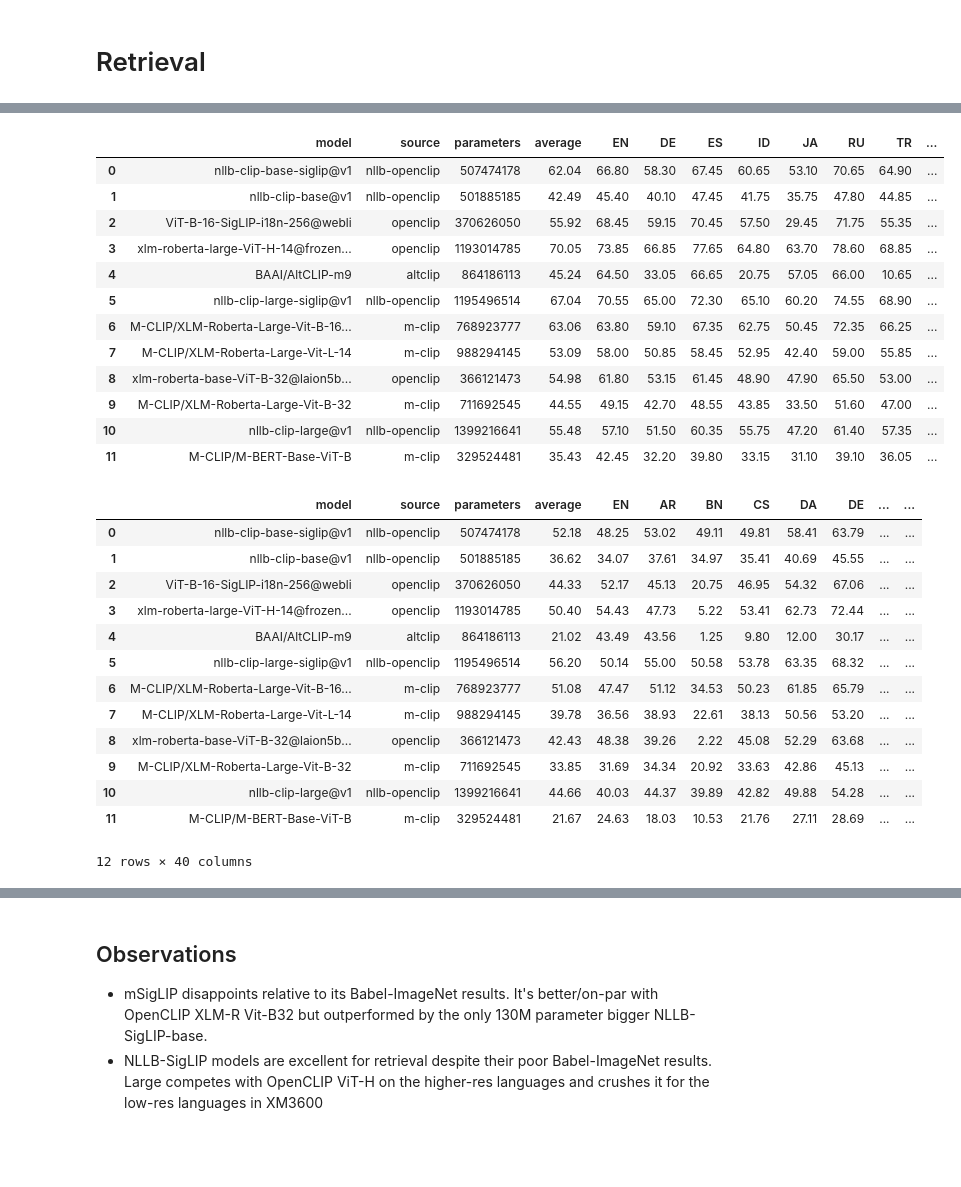
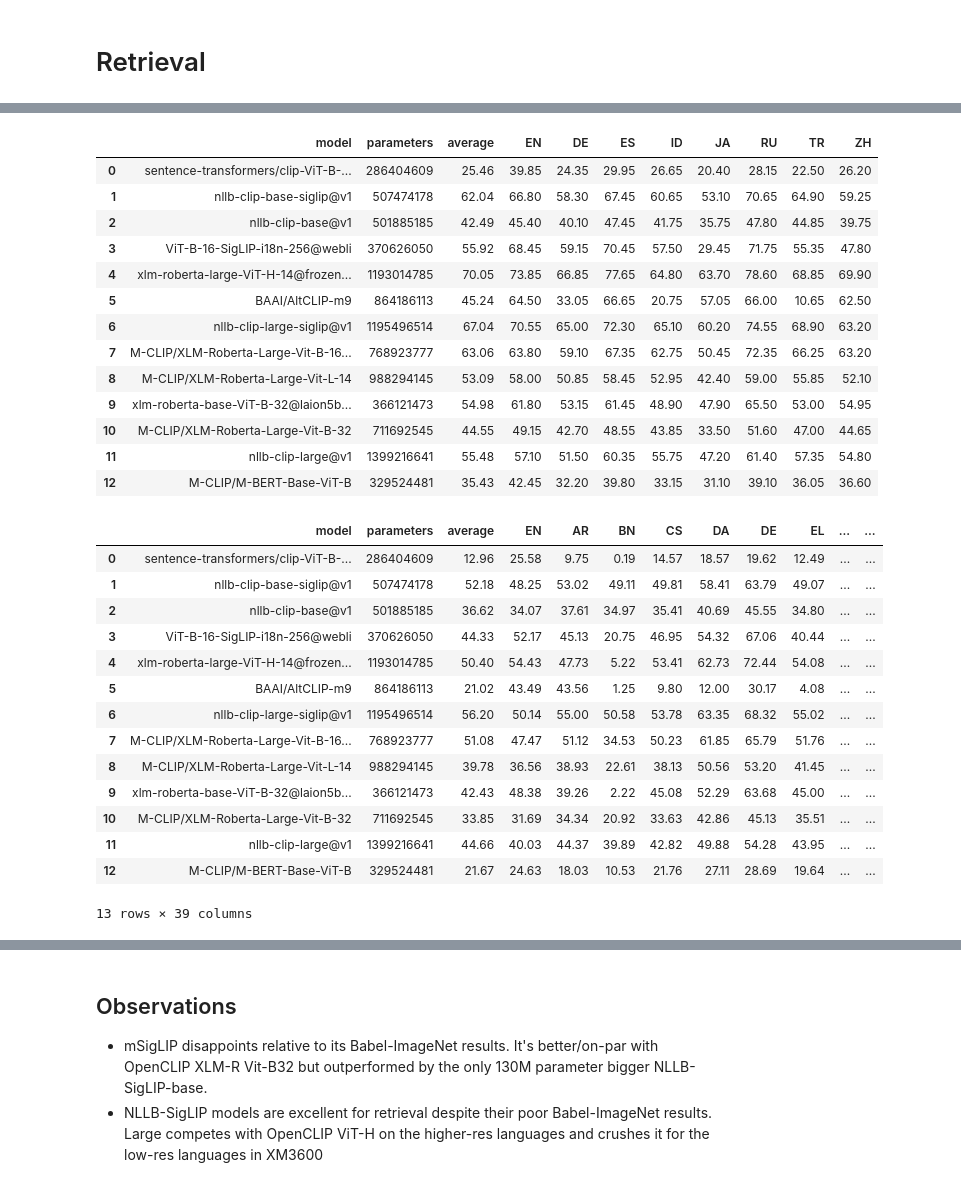
Before and after one commit to gregor-ge/Babel-ImageNet, a Jupyter notebook: evaluation_scripts/results_analysis.ipynb, the cells around one changed output, grey strips where cells are left out. Cells and saved outputs as stored; diff of their text form; code cells hidden in the pictures; blank space fills up the shorter version.

```diff
--- a/evaluation_scripts/results_analysis.ipynb
+++ b/evaluation_scripts/results_analysis.ipynb
@@ -20,6 +20,10 @@ pd.set_option("display.precision", 2)
 # %%
 # Some data prep for the languages
 xlmr_languages = ['NE', 'ID', 'DE', 'NL', 'AF', 'HE', 'SQ', 'UZ', 'KN', 'KU', 'TA', 'LV', 'KO', 'UG', 'BR', 'EL', 'SU', 'KK', 'SK', 'GL', 'OM', 'FA', 'JV', 'CS', 'LO', 'HY', 'XH', 'HR', 'SO', 'GU', 'AM', 'AR', 'SA', 'CA', 'IS', 'IT', 'SV', 'GA', 'BG', 'VI', 'SD', 'UR', 'KM', 'PL', 'HU', 'SR', 'FR', 'HI', 'FY', 'ET', 'BS', 'SW', 'AZ', 'MK', 'ES', 'MN', 'JA', 'TL', 'TR', 'GD', 'RO', 'MG', 'MR', 'SL', 'PT', 'LT', 'NO', 'YI', 'UK', 'KY', 'KA', 'BN', 'OR', 'MY', 'EN', 'PS', 'FI', 'ZH', 'DA', 'ML', 'BE', 'EO', 'HA', 'EU', 'AS', 'TE', 'TH', 'CY', 'SI', 'RU', 'LA', 'PA', 'MS']
+
+# adding: 1 wuu Wu, 2 nv Navajo, 3 cv Chuvash, 4 diq zazaki, 5 chr Cherokee, 6 ce Chechen, 7 hak Hakka, 8 nah nahuatl
+added = ["WUU", "NV", "CV", "DIQ", "CHR", "CE", "HAK", "NAH"]
+xlmr_languages.extend(added)
 
 babel_imagenet = json.load(open("../data/babel_imagenet-298.json", encoding="utf-8"))
 lang2classes = {lang: len(v[0]) for lang, v in babel_imagenet.items()}
@@ -228,34 +243,35 @@ results_xtd
 # %%
 # Loading the results
 results_xflickrco = []
 
 for file in os.listdir("../results/retrieval/xflickrco"):
     res = json.load(open(f"../results/retrieval/xflickrco/{file}"))
     entry = dict(model=res["meta"]["model"], source=res["meta"]["source"], parameters=res["meta"]["parameters"])
     retrieval_results = dict()
     for lang_res in res["results"]:
         retrieval_results[lang_res["lang"].upper()] = lang_res["t2i_r@1"] * 100
     entry.update(retrieval_results)
     results_xflickrco.append(entry)
 
 results_xflickrco = pd.DataFrame.from_dict(results_xflickrco)
 results_xflickrco["average"] = results_xflickrco[[l for l in xflickrco_languages if l != "EN"]].mean(axis=1)
-results_xflickrco = results_xflickrco[["model", "source", "parameters", "average"]+xflickrco_languages]
+results_xflickrco = results_xflickrco[["model", "parameters", "average"]+xflickrco_languages]
 results_xflickrco
 # %% [output]
-|  | model | source | parameters | average | EN | DE | ES | ID | JA | RU | TR | ... |
-| 0 | nllb-clip-base-siglip@v1 | nllb-openclip | 507474178 | 62.04 | 66.80 | 58.30 | 67.45 | 60.65 | 53.10 | 70.65 | 64.90 | ... |
-| 1 | nllb-clip-base@v1 | nllb-openclip | 501885185 | 42.49 | 45.40 | 40.10 | 47.45 | 41.75 | 35.75 | 47.80 | 44.85 | ... |
-| 2 | ViT-B-16-SigLIP-i18n-256@webli | openclip | 370626050 | 55.92 | 68.45 | 59.15 | 70.45 | 57.50 | 29.45 | 71.75 | 55.35 | ... |
-| 3 | xlm-roberta-large-ViT-H-14@frozen... | openclip | 1193014785 | 70.05 | 73.85 | 66.85 | 77.65 | 64.80 | 63.70 | 78.60 | 68.85 | ... |
-| 4 | BAAI/AltCLIP-m9 | altclip | 864186113 | 45.24 | 64.50 | 33.05 | 66.65 | 20.75 | 57.05 | 66.00 | 10.65 | ... |
-| 5 | nllb-clip-large-siglip@v1 | nllb-openclip | 1195496514 | 67.04 | 70.55 | 65.00 | 72.30 | 65.10 | 60.20 | 74.55 | 68.90 | ... |
-| 6 | M-CLIP/XLM-Roberta-Large-Vit-B-16... | m-clip | 768923777 | 63.06 | 63.80 | 59.10 | 67.35 | 62.75 | 50.45 | 72.35 | 66.25 | ... |
-| 7 | M-CLIP/XLM-Roberta-Large-Vit-L-14 | m-clip | 988294145 | 53.09 | 58.00 | 50.85 | 58.45 | 52.95 | 42.40 | 59.00 | 55.85 | ... |
-| 8 | xlm-roberta-base-ViT-B-32@laion5b... | openclip | 366121473 | 54.98 | 61.80 | 53.15 | 61.45 | 48.90 | 47.90 | 65.50 | 53.00 | ... |
-| 9 | M-CLIP/XLM-Roberta-Large-Vit-B-32 | m-clip | 711692545 | 44.55 | 49.15 | 42.70 | 48.55 | 43.85 | 33.50 | 51.60 | 47.00 | ... |
-| 10 | nllb-clip-large@v1 | nllb-openclip | 1399216641 | 55.48 | 57.10 | 51.50 | 60.35 | 55.75 | 47.20 | 61.40 | 57.35 | ... |
-| 11 | M-CLIP/M-BERT-Base-ViT-B | m-clip | 329524481 | 35.43 | 42.45 | 32.20 | 39.80 | 33.15 | 31.10 | 39.10 | 36.05 | ... |
+|  | model | parameters | average | EN | DE | ES | ID | JA | RU | TR | ZH |
+| 0 | sentence-transformers/clip-ViT-B-... | 286404609 | 25.46 | 39.85 | 24.35 | 29.95 | 26.65 | 20.40 | 28.15 | 22.50 | 26.20 |
+| 1 | nllb-clip-base-siglip@v1 | 507474178 | 62.04 | 66.80 | 58.30 | 67.45 | 60.65 | 53.10 | 70.65 | 64.90 | 59.25 |
+| 2 | nllb-clip-base@v1 | 501885185 | 42.49 | 45.40 | 40.10 | 47.45 | 41.75 | 35.75 | 47.80 | 44.85 | 39.75 |
+| 3 | ViT-B-16-SigLIP-i18n-256@webli | 370626050 | 55.92 | 68.45 | 59.15 | 70.45 | 57.50 | 29.45 | 71.75 | 55.35 | 47.80 |
+| 4 | xlm-roberta-large-ViT-H-14@frozen... | 1193014785 | 70.05 | 73.85 | 66.85 | 77.65 | 64.80 | 63.70 | 78.60 | 68.85 | 69.90 |
+| 5 | BAAI/AltCLIP-m9 | 864186113 | 45.24 | 64.50 | 33.05 | 66.65 | 20.75 | 57.05 | 66.00 | 10.65 | 62.50 |
+| 6 | nllb-clip-large-siglip@v1 | 1195496514 | 67.04 | 70.55 | 65.00 | 72.30 | 65.10 | 60.20 | 74.55 | 68.90 | 63.20 |
+| 7 | M-CLIP/XLM-Roberta-Large-Vit-B-16... | 768923777 | 63.06 | 63.80 | 59.10 | 67.35 | 62.75 | 50.45 | 72.35 | 66.25 | 63.20 |
+| 8 | M-CLIP/XLM-Roberta-Large-Vit-L-14 | 988294145 | 53.09 | 58.00 | 50.85 | 58.45 | 52.95 | 42.40 | 59.00 | 55.85 | 52.10 |
+| 9 | xlm-roberta-base-ViT-B-32@laion5b... | 366121473 | 54.98 | 61.80 | 53.15 | 61.45 | 48.90 | 47.90 | 65.50 | 53.00 | 54.95 |
+| 10 | M-CLIP/XLM-Roberta-Large-Vit-B-32 | 711692545 | 44.55 | 49.15 | 42.70 | 48.55 | 43.85 | 33.50 | 51.60 | 47.00 | 44.65 |
+| 11 | nllb-clip-large@v1 | 1399216641 | 55.48 | 57.10 | 51.50 | 60.35 | 55.75 | 47.20 | 61.40 | 57.35 | 54.80 |
+| 12 | M-CLIP/M-BERT-Base-ViT-B | 329524481 | 35.43 | 42.45 | 32.20 | 39.80 | 33.15 | 31.10 | 39.10 | 36.05 | 36.60 |
 # %%
 # Loading the results
 results_xm3600 = []
@@ -271,23 +287,24 @@ for file in os.listdir("../results/retrieval/xm3600"):
 
 results_xm3600 = pd.DataFrame.from_dict(results_xm3600)
 results_xm3600["average"] = results_xm3600[[l for l in xm3600_languages if l != "EN"]].mean(axis=1)
-results_xm3600 = results_xm3600[["model", "source", "parameters", "average"]+xm3600_languages]
+results_xm3600 = results_xm3600[["model", "parameters", "average"]+xm3600_languages]
 results_xm3600
 # %% [output]
-|  | model | source | parameters | average | EN | AR | BN | CS | DA | DE | ... | ... |
-| 0 | nllb-clip-base-siglip@v1 | nllb-openclip | 507474178 | 52.18 | 48.25 | 53.02 | 49.11 | 49.81 | 58.41 | 63.79 | ... | ... |
-| 1 | nllb-clip-base@v1 | nllb-openclip | 501885185 | 36.62 | 34.07 | 37.61 | 34.97 | 35.41 | 40.69 | 45.55 | ... | ... |
-| 2 | ViT-B-16-SigLIP-i18n-256@webli | openclip | 370626050 | 44.33 | 52.17 | 45.13 | 20.75 | 46.95 | 54.32 | 67.06 | ... | ... |
-| 3 | xlm-roberta-large-ViT-H-14@frozen... | openclip | 1193014785 | 50.40 | 54.43 | 47.73 | 5.22 | 53.41 | 62.73 | 72.44 | ... | ... |
-| 4 | BAAI/AltCLIP-m9 | altclip | 864186113 | 21.02 | 43.49 | 43.56 | 1.25 | 9.80 | 12.00 | 30.17 | ... | ... |
-| 5 | nllb-clip-large-siglip@v1 | nllb-openclip | 1195496514 | 56.20 | 50.14 | 55.00 | 50.58 | 53.78 | 63.35 | 68.32 | ... | ... |
-| 6 | M-CLIP/XLM-Roberta-Large-Vit-B-16... | m-clip | 768923777 | 51.08 | 47.47 | 51.12 | 34.53 | 50.23 | 61.85 | 65.79 | ... | ... |
-| 7 | M-CLIP/XLM-Roberta-Large-Vit-L-14 | m-clip | 988294145 | 39.78 | 36.56 | 38.93 | 22.61 | 38.13 | 50.56 | 53.20 | ... | ... |
-| 8 | xlm-roberta-base-ViT-B-32@laion5b... | openclip | 366121473 | 42.43 | 48.38 | 39.26 | 2.22 | 45.08 | 52.29 | 63.68 | ... | ... |
-| 9 | M-CLIP/XLM-Roberta-Large-Vit-B-32 | m-clip | 711692545 | 33.85 | 31.69 | 34.34 | 20.92 | 33.63 | 42.86 | 45.13 | ... | ... |
-| 10 | nllb-clip-large@v1 | nllb-openclip | 1399216641 | 44.66 | 40.03 | 44.37 | 39.89 | 42.82 | 49.88 | 54.28 | ... | ... |
-| 11 | M-CLIP/M-BERT-Base-ViT-B | m-clip | 329524481 | 21.67 | 24.63 | 18.03 | 10.53 | 21.76 | 27.11 | 28.69 | ... | ... |
+|  | model | parameters | average | EN | AR | BN | CS | DA | DE | EL | ... | ... |
+| 0 | sentence-transformers/clip-ViT-B-... | 286404609 | 12.96 | 25.58 | 9.75 | 0.19 | 14.57 | 18.57 | 19.62 | 12.49 | ... | ... |
+| 1 | nllb-clip-base-siglip@v1 | 507474178 | 52.18 | 48.25 | 53.02 | 49.11 | 49.81 | 58.41 | 63.79 | 49.07 | ... | ... |
+| 2 | nllb-clip-base@v1 | 501885185 | 36.62 | 34.07 | 37.61 | 34.97 | 35.41 | 40.69 | 45.55 | 34.80 | ... | ... |
+| 3 | ViT-B-16-SigLIP-i18n-256@webli | 370626050 | 44.33 | 52.17 | 45.13 | 20.75 | 46.95 | 54.32 | 67.06 | 40.44 | ... | ... |
+| 4 | xlm-roberta-large-ViT-H-14@frozen... | 1193014785 | 50.40 | 54.43 | 47.73 | 5.22 | 53.41 | 62.73 | 72.44 | 54.08 | ... | ... |
+| 5 | BAAI/AltCLIP-m9 | 864186113 | 21.02 | 43.49 | 43.56 | 1.25 | 9.80 | 12.00 | 30.17 | 4.08 | ... | ... |
+| 6 | nllb-clip-large-siglip@v1 | 1195496514 | 56.20 | 50.14 | 55.00 | 50.58 | 53.78 | 63.35 | 68.32 | 55.02 | ... | ... |
+| 7 | M-CLIP/XLM-Roberta-Large-Vit-B-16... | 768923777 | 51.08 | 47.47 | 51.12 | 34.53 | 50.23 | 61.85 | 65.79 | 51.76 | ... | ... |
+| 8 | M-CLIP/XLM-Roberta-Large-Vit-L-14 | 988294145 | 39.78 | 36.56 | 38.93 | 22.61 | 38.13 | 50.56 | 53.20 | 41.45 | ... | ... |
+| 9 | xlm-roberta-base-ViT-B-32@laion5b... | 366121473 | 42.43 | 48.38 | 39.26 | 2.22 | 45.08 | 52.29 | 63.68 | 45.00 | ... | ... |
+| 10 | M-CLIP/XLM-Roberta-Large-Vit-B-32 | 711692545 | 33.85 | 31.69 | 34.34 | 20.92 | 33.63 | 42.86 | 45.13 | 35.51 | ... | ... |
+| 11 | nllb-clip-large@v1 | 1399216641 | 44.66 | 40.03 | 44.37 | 39.89 | 42.82 | 49.88 | 54.28 | 43.95 | ... | ... |
+| 12 | M-CLIP/M-BERT-Base-ViT-B | 329524481 | 21.67 | 24.63 | 18.03 | 10.53 | 21.76 | 27.11 | 28.69 | 19.64 | ... | ... |
-12 rows × 40 columns
+13 rows × 39 columns
 # %%
 data = []
 for _, row in results_xflickrco.sort_values("model").iterrows():
```
Also changed, not shown: parts of 9 cells of this notebook, 1 other file.
